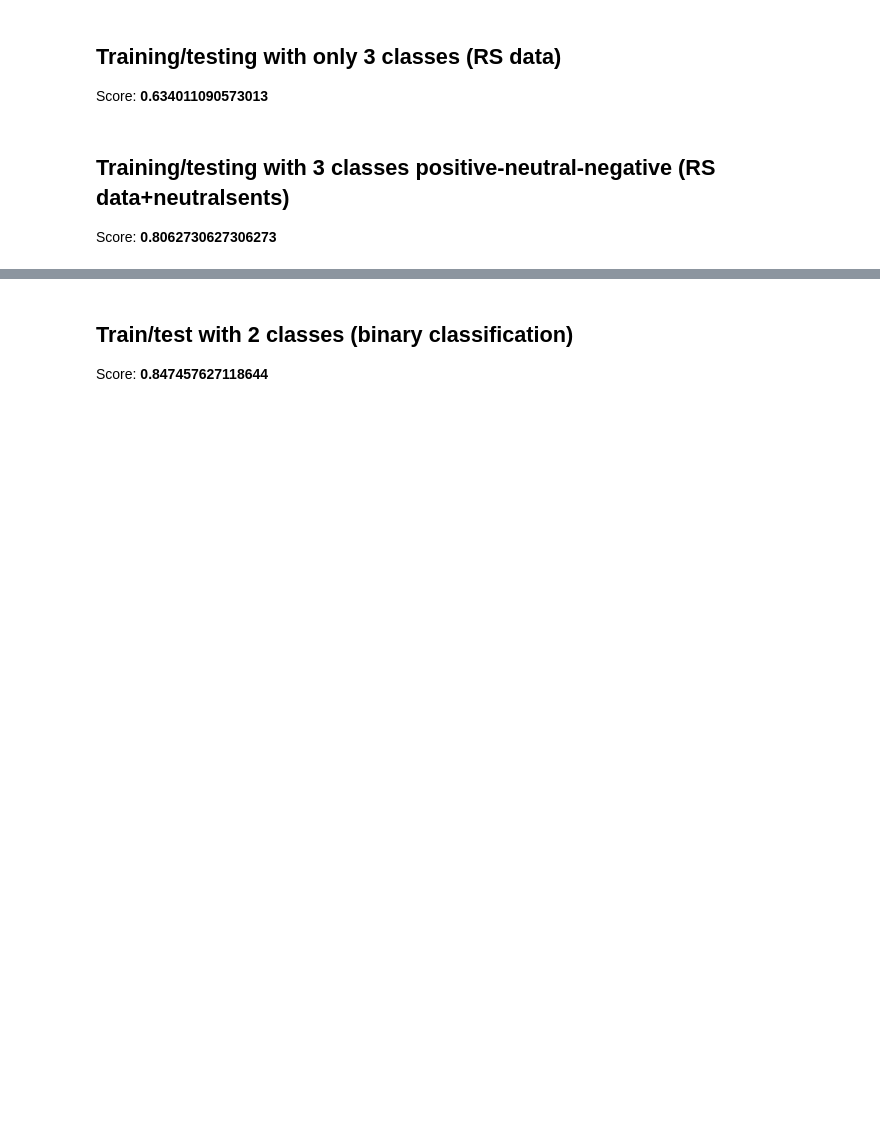
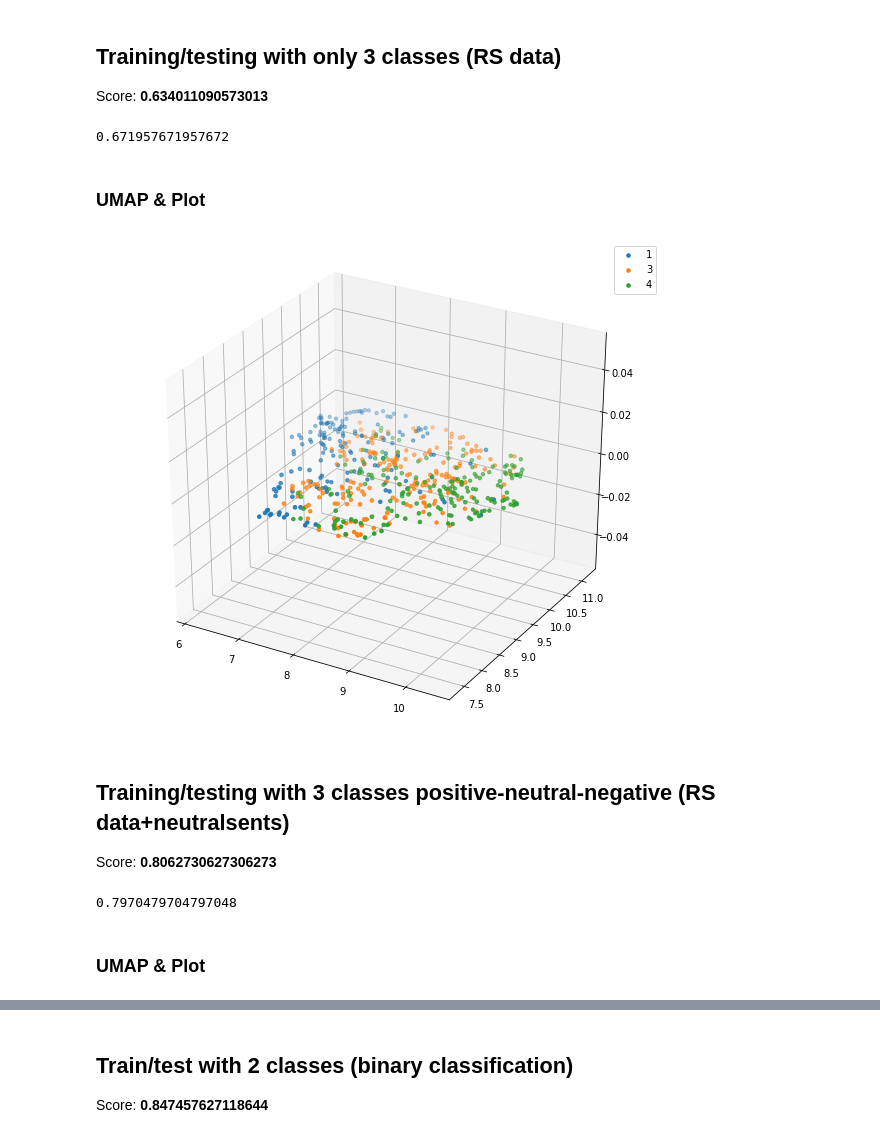
Before and after one commit to irenetsk/mastersthesis, a Jupyter notebook: 0_KNN.ipynb, the cells around one changed output, grey strips where cells are left out. Cells and saved outputs as stored; diff of their text form; code cells hidden in the pictures; blank space fills up the shorter version.

```diff
--- a/0_KNN.ipynb
+++ b/0_KNN.ipynb
@@ -238,10 +198,10 @@ X = angrysents + enthusents + sadsents
 y = angrylabels + enthulabels + sadlabels
 
 embeddings = model.encode(X)
-reducer = umap.UMAP(n_components=3)
-embedding = reducer.fit_transform(embeddings)
+# reducer = umap.UMAP(n_components=3)
+# embedding = reducer.fit_transform(embeddings)
 
-X_train = np.array([embedding[i] for i, sent in enumerate(X)])
+X_train = np.array([embeddings[i] for i, sent in enumerate(X)])
 y_train = y
 # %%
 # vec2sent = dict()
@@ -249,10 +209,35 @@ y_train = y
 #   vec2sent[str(embedding[i])] = sentence
 # %%
 X_train, X_test, y_train, y_test = train_test_split(X_train, y_train, random_state=42, train_size=0.7)
-neigh = KNeighborsClassifier(weights='distance', algorithm='auto')      # weights='distance', algorithm='auto'
+neigh = KNeighborsClassifier(weights='distance', algorithm='auto', metric=cosine)      # weights='distance', algorithm='auto'
 neigh.fit(X_train, y_train)
 y_pred = neigh.predict(X_test)
 print(neigh.score(X_test, y_test))
+# %% [output]
+0.671957671957672
+# %% [markdown]
+### UMAP & Plot
+# %%
+# ! pip install --upgrade tbb
+# import umap
+reducer = umap.UMAP(n_components=3)
+embedding = reducer.fit_transform(X_test)
+# %%
+# %matplotlib inline
+# import numpy as np
+# import matplotlib.pyplot as plt
+# from mpl_toolkits import mplot3d
+
+u_labels = np.unique(y_pred)
+fig = plt.figure(figsize=(10,9))
+ax = plt.axes(projection='3d')
+
+for i in u_labels:
+    plt.scatter(embedding[y_pred == i , 0], embedding[y_pred == i , 1], embedding[y_pred == i , 2],  label = i)
+plt.legend()
+plt.show()
+# %% [output]
+[figure, added]
 # %% [markdown]
 ## Training/testing with 3 classes positive-neutral-negative (RS data+neutralsents)
 Score: **0.8062730627306273**
@@ -291,7 +276,11 @@ X_train = np.array([embedding[i] for i, sent in enumerate(X)])
 y_train = y
 # %%
 X_train, X_test, y_train, y_test = train_test_split(X_train, y_train, random_state=42, train_size=0.7)
-neigh = KNeighborsClassifier(weights='distance', algorithm='auto')      # weights='distance', algorithm='auto'
+neigh = KNeighborsClassifier(weights='distance', algorithm='auto', metric=cosine)      # weights='distance', algorithm='auto'
 neigh.fit(X_train, y_train)
 y_pred = neigh.predict(X_test)
 print(neigh.score(X_test, y_test))
+# %% [output]
+0.7970479704797048
+# %% [markdown]
+### UMAP & Plot
```
Also changed, not shown: parts of 27 cells of this notebook.
